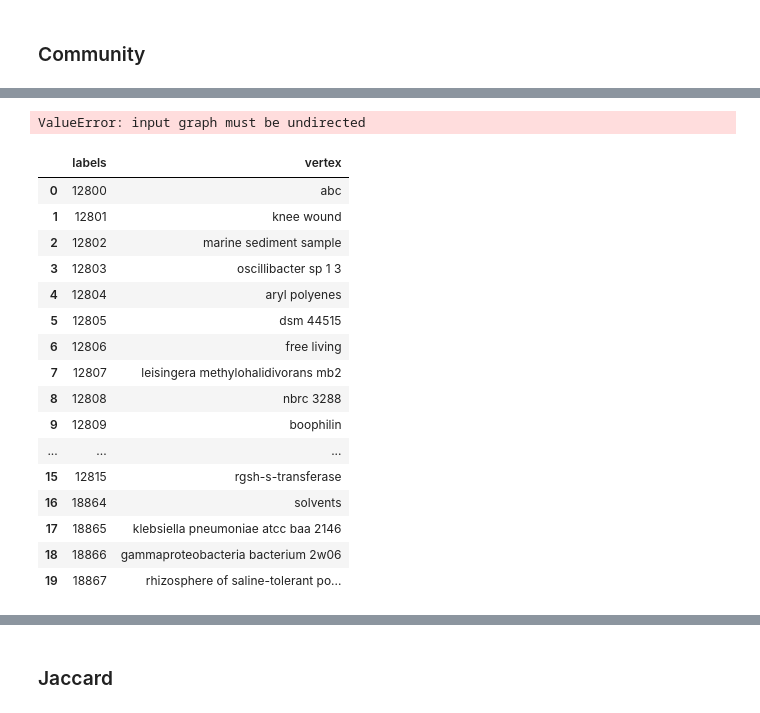
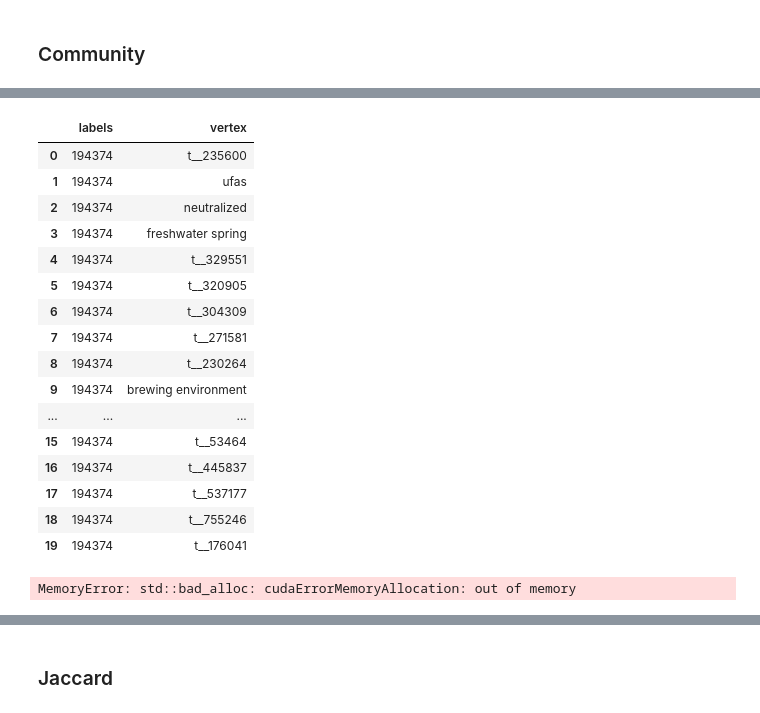
Before and after one commit to danielzmbp/NLP4Pheno, a Jupyter notebook: notebooks/analyze_network_cugraph.ipynb, the cells around one changed output, grey strips where cells are left out. Cells and saved outputs as stored; diff of their text form; code cells hidden in the pictures.

```diff
--- a/notebooks/analyze_network_cugraph.ipynb
+++ b/notebooks/analyze_network_cugraph.ipynb
@@ -75,29 +78,29 @@ Leiden Modularity was 0.7823230028152466
 # %%
-df = cugraph.weakly_connected_components(G)
+df = cugraph.weakly_connected_components(G_ud)
 df.head(20)
 # %% [output]
-ValueError: input graph must be undirected
+|  | labels | vertex |
+| 0 | 194374 | t__235600 |
+| 1 | 194374 | ufas |
+| 2 | 194374 | neutralized |
+| 3 | 194374 | freshwater spring |
+| 4 | 194374 | t__329551 |
+| 5 | 194374 | t__320905 |
+| 6 | 194374 | t__304309 |
+| 7 | 194374 | t__271581 |
+| 8 | 194374 | t__230264 |
+| 9 | 194374 | brewing environment |
+| ... | ... | ... |
+| 15 | 194374 | t__53464 |
+| 16 | 194374 | t__445837 |
+| 17 | 194374 | t__537177 |
+| 18 | 194374 | t__755246 |
+| 19 | 194374 | t__176041 |
 # %%
-df = cugraph.strongly_connected_components(G)
+df = cugraph.strongly_connected_components(G_ud)
 df.head(20)
 # %% [output]
-|  | labels | vertex |
-| 0 | 12800 | abc |
-| 1 | 12801 | knee wound |
-| 2 | 12802 | marine sediment sample |
-| 3 | 12803 | oscillibacter sp 1 3 |
-| 4 | 12804 | aryl polyenes |
-| 5 | 12805 | dsm 44515 |
-| 6 | 12806 | free living |
-| 7 | 12807 | leisingera methylohalidivorans mb2 |
-| 8 | 12808 | nbrc 3288 |
-| 9 | 12809 | boophilin |
-| ... | ... | ... |
-| 15 | 12815 | rgsh-s-transferase |
-| 16 | 18864 | solvents |
-| 17 | 18865 | klebsiella pneumoniae atcc baa 2146 |
-| 18 | 18866 | gammaproteobacteria bacterium 2w06 |
-| 19 | 18867 | rhizosphere of saline-tolerant po... |
+MemoryError: std::bad_alloc: cudaErrorMemoryAllocation: out of memory
 # %%
 label_gby = df.groupby('labels')
 label_count = label_gby.count()
```
Also changed, not shown: parts of 17 cells of this notebook, 3 other files.
